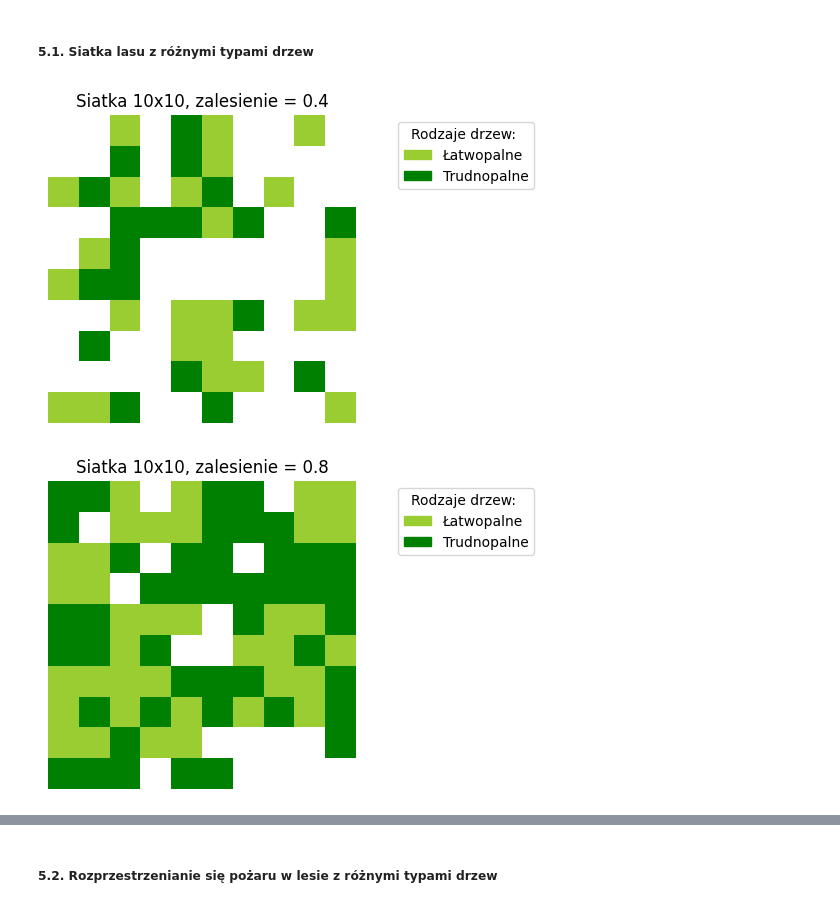
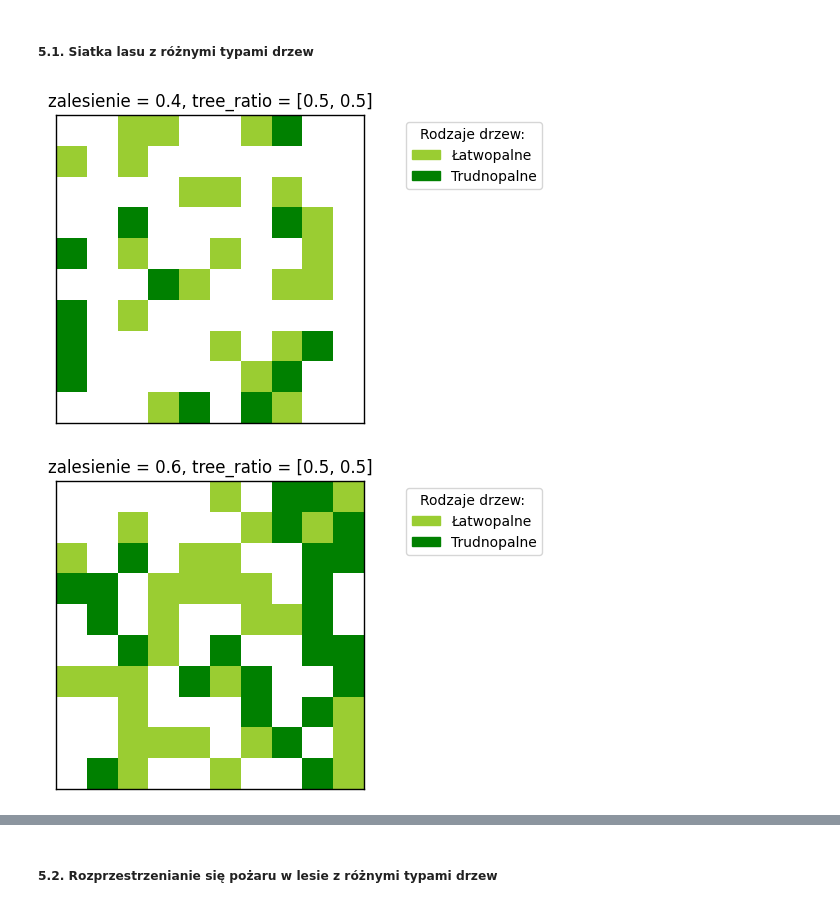
Before and after one commit to JKrempinska/fire-spread-percolation, a Jupyter notebook: fire.ipynb, the cells around one changed output, grey strips where cells are left out. Saved outputs shown, nothing was run; the diff lists cells and outputs as text; code cells hidden in the pictures.

```diff
--- a/fire.ipynb
+++ b/fire.ipynb
@@ -25,7 +26,7 @@ $
 - 3 - spalone drzewo (kolor szary)
 # %%
 tree_cond = {"EMPTY": 0, "TREE": 1, "BURNING": 2, "BURNED": 3}
-tree_color = {0: "white", 1: "green", 2: "red", 3: "grey"}
+tree_color = {"EMPTY": "white", "TREE": "green", "BURNING": "red", "BURNED": "grey"}
 # %% [markdown]
 #### 2. Poczatkowe parametry siatki 2D.
 # %%
@@ -437,29 +393,54 @@ def forest_grid_with_type(size, p_tree, tree_ratio=[0.3, 0.7]):
+# %%
+def mixed_forest_grid(size: int, p_tree: float, tree_types: List[int] = None, tree_ratio: List[float] = [0.3, 0.7]) -> Tuple[np.ndarray, np.ndarray]:
+    if tree_types is None:
+        tree_types = list(tree_type.values())
+
+    tree_ratio = np.array(tree_ratio) * p_tree
+
+    mixed_forest = np.random.choice(tree_types, size=(size,size), p=[1 - p_tree, *tree_ratio])
+    forest = np.where(np.isin(mixed_forest, tree_types), tree_cond["TREE"], tree_cond["EMPTY"])
+
+    return forest, mixed_forest
 # %% [markdown]
 ##### 5.1. Siatka lasu z różnymi typami drzew
 # %%
-def draw_forest_with_type(grid_type, colors, legend_labels, p_tree):
+def draw_mixed_forest(size, tree_ratio, colors, tree_types=None, legend_labels=None, p_tree=0.6):
+    if legend_labels is None:
+        legend_labels=list(tree_type.keys())[1:]
+
+    _, mixed_grid = mixed_forest_grid(size=size, p_tree=p_tree, tree_types=tree_types, tree_ratio=tree_ratio)
     cmap = ListedColormap(colors.values())
-    vmin, vmax = min(colors.keys()), max(colors.keys())
+    vmin, vmax = 0, len(list(colors.keys()))-1
 
     plt.figure(figsize=(6,4))
-    plt.imshow(grid_type, cmap=cmap, vmin=vmin, vmax=vmax)
-    plt.axis('off')
-    plt.title(f'Siatka {grid_type.shape[0]}x{grid_type.shape[1]}, zalesienie = {p_tree}')
+    ax = plt.gca()
+    ax.imshow(mixed_grid, cmap=cmap, vmin=vmin, vmax=vmax)
 
-    legend_elements = [mpatches.Patch(color=colors[tree_type[label]], label=label) for label in legend_labels]
+    for spine in ax.spines.values():
+        spine.set_linewidth(1)
+        spine.set_color('black')
+
+    ax.get_xaxis().set_visible(False)
+    ax.get_yaxis().set_visible(False)
+
+    plt.title(f'zalesienie = {p_tree}, tree_ratio = {tree_ratio}')
+
+    legend_elements = [mpatches.Patch(color=colors[label], label=label) for label in legend_labels]
     plt.legend(handles=legend_elements, loc="upper right", bbox_to_anchor=(1.6, 1.0), title="Rodzaje drzew: ")
+
     plt.show()
 # %%
 size = 10
 p_tree = 0.4
-_, grid_type = forest_grid_with_type(size, p_tree, tree_ratio=[0.5, 0.5])
-draw_forest_with_type(grid_type, tree_type_color, ["Łatwopalne", "Trudnopalne"], p_tree)
+ratio=[0.5, 0.5]
+draw_mixed_forest(size=size, tree_ratio=ratio, colors=tree_type_color, p_tree=p_tree)
 # %% [output]
-[figure, old version]
+[figure, new version]
 # %%
 size = 10
-p_tree = 0.8
-_, grid_type = forest_grid_with_type(size, p_tree, tree_ratio=[0.5, 0.5])
-draw_forest_with_type(grid_type, tree_type_color, ["Łatwopalne", "Trudnopalne"], p_tree)
+p_tree = 0.6
+ratio=[0.5, 0.5]
+
+draw_mixed_forest(size=size, tree_ratio=ratio, colors=tree_type_color, p_tree=p_tree)
 # %% [output]
-[figure, old version]
+[figure, new version]
```
Also changed, not shown: parts of 33 cells of this notebook.
